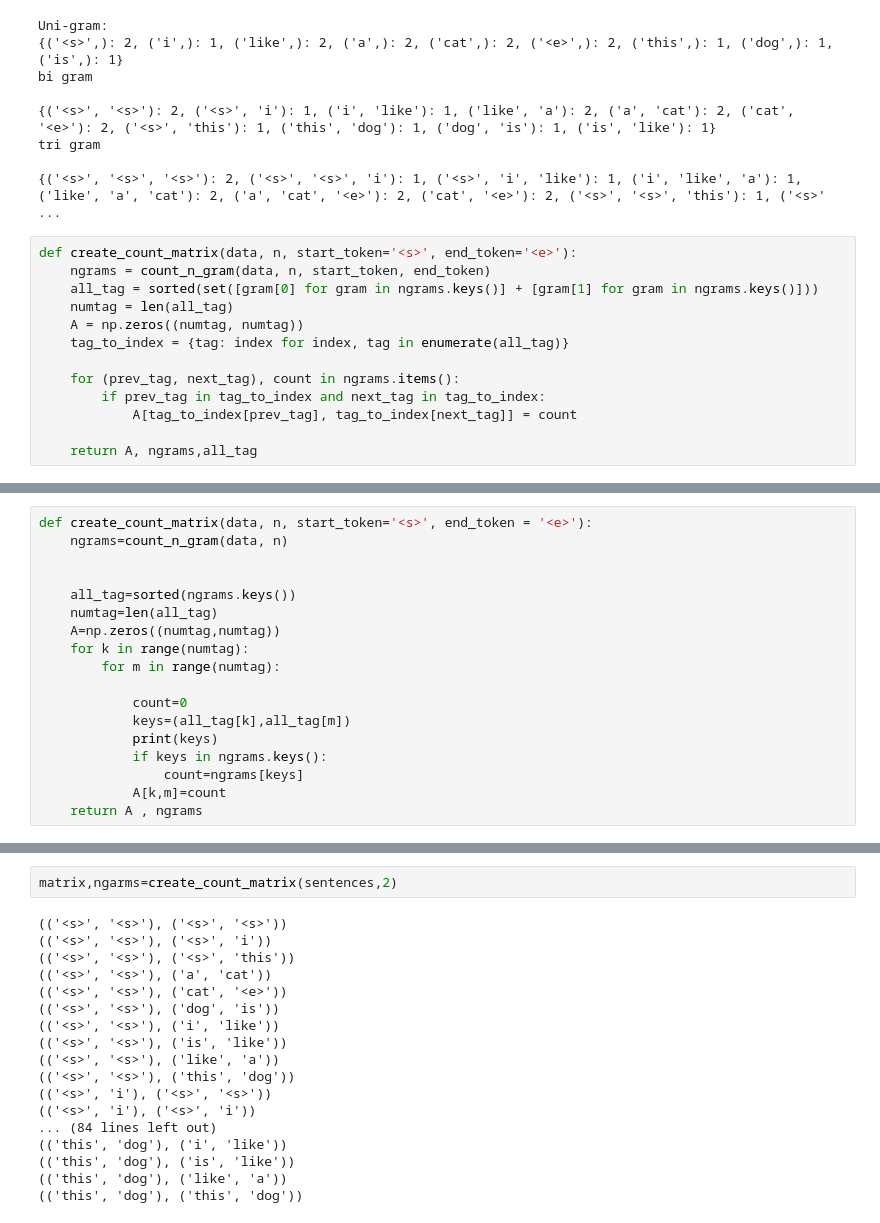
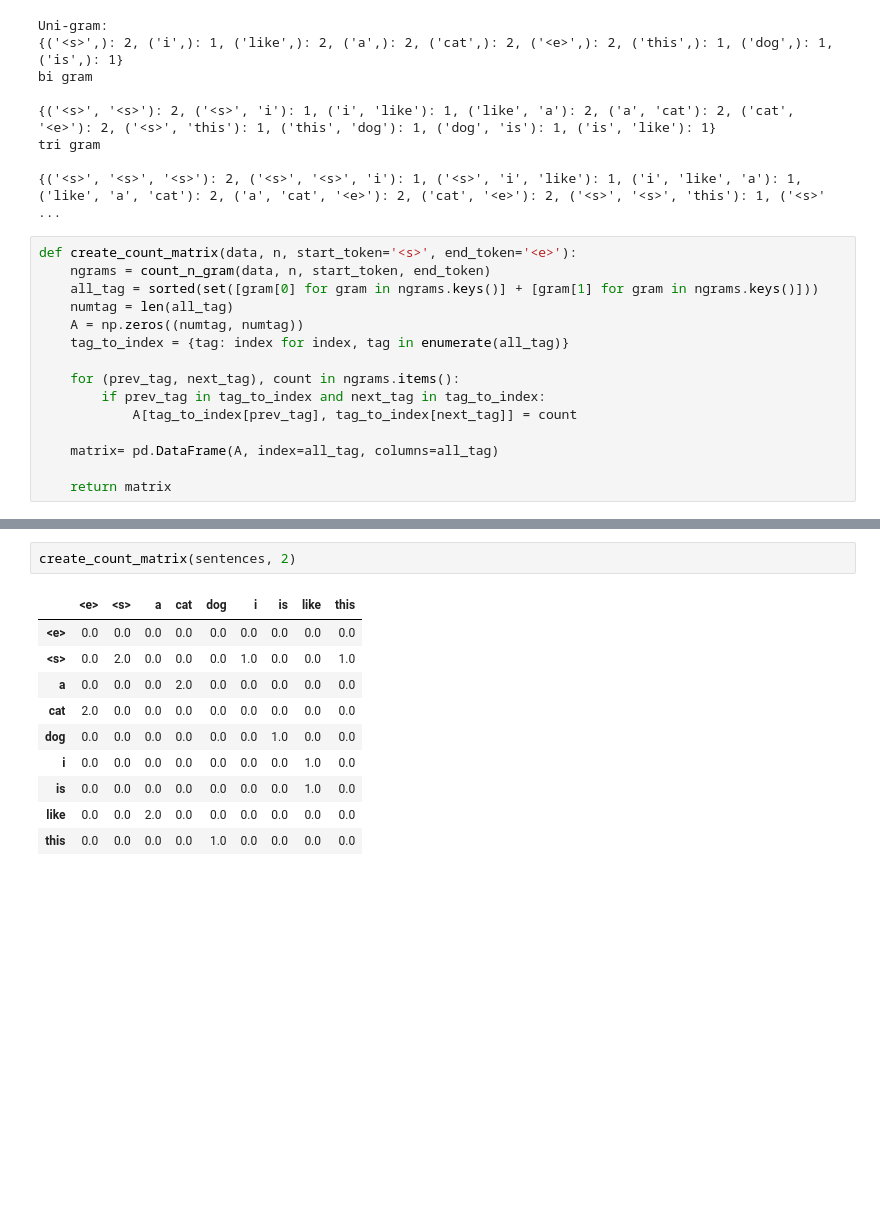
Before and after one commit to Fijaz8/NLP-projects, a Jupyter notebook: N gram model/autocomplete.ipynb, the cells around one changed output, grey strips where cells are left out. Drawn from its saved outputs; the diff is of its cells as text; blank space fills up the shorter version.

```diff
--- a/N gram model/autocomplete.ipynb
+++ b/N gram model/autocomplete.ipynb
@@ -329,4 +329,6 @@ def create_count_matrix(data, n, start_token='<s>', end_token='<e>'):
         if prev_tag in tag_to_index and next_tag in tag_to_index:
             A[tag_to_index[prev_tag], tag_to_index[next_tag]] = count
 
-    return A, ngrams,all_tag
+    matrix= pd.DataFrame(A, index=all_tag, columns=all_tag)
+
+    return matrix
@@ -356,18 +334,0 @@ NameError: name 'all_tag' is not defined
-# %%
-def create_count_matrix(data, n, start_token='<s>', end_token = '<e>'):
-    ngrams=count_n_gram(data, n)
-
-
-    all_tag=sorted(ngrams.keys())
-    numtag=len(all_tag)
-    A=np.zeros((numtag,numtag))
-    for k in range(numtag):
-        for m in range(numtag):
-
-            count=0
-            keys=(all_tag[k],all_tag[m])
-            print(keys)
-            if keys in ngrams.keys():
-                count=ngrams[keys]
-            A[k,m]=count
-    return A , ngrams
@@ -392,20 +335,13 @@ dicts
 # %%
-matrix,ngarms=create_count_matrix(sentences,2)
+create_count_matrix(sentences, 2)
 # %% [output]
-(('<s>', '<s>'), ('<s>', '<s>'))
-(('<s>', '<s>'), ('<s>', 'i'))
-(('<s>', '<s>'), ('<s>', 'this'))
-(('<s>', '<s>'), ('a', 'cat'))
-(('<s>', '<s>'), ('cat', '<e>'))
-(('<s>', '<s>'), ('dog', 'is'))
-(('<s>', '<s>'), ('i', 'like'))
-(('<s>', '<s>'), ('is', 'like'))
-(('<s>', '<s>'), ('like', 'a'))
-(('<s>', '<s>'), ('this', 'dog'))
-(('<s>', 'i'), ('<s>', '<s>'))
-(('<s>', 'i'), ('<s>', 'i'))
-... (84 lines left out)
-(('this', 'dog'), ('i', 'like'))
-(('this', 'dog'), ('is', 'like'))
-(('this', 'dog'), ('like', 'a'))
-(('this', 'dog'), ('this', 'dog'))
+|  | <e> | <s> | a | cat | dog | i | is | like | this |
+| <e> | 0.0 | 0.0 | 0.0 | 0.0 | 0.0 | 0.0 | 0.0 | 0.0 | 0.0 |
+| <s> | 0.0 | 2.0 | 0.0 | 0.0 | 0.0 | 1.0 | 0.0 | 0.0 | 1.0 |
+| a | 0.0 | 0.0 | 0.0 | 2.0 | 0.0 | 0.0 | 0.0 | 0.0 | 0.0 |
+| cat | 2.0 | 0.0 | 0.0 | 0.0 | 0.0 | 0.0 | 0.0 | 0.0 | 0.0 |
+| dog | 0.0 | 0.0 | 0.0 | 0.0 | 0.0 | 0.0 | 1.0 | 0.0 | 0.0 |
+| i | 0.0 | 0.0 | 0.0 | 0.0 | 0.0 | 0.0 | 0.0 | 1.0 | 0.0 |
+| is | 0.0 | 0.0 | 0.0 | 0.0 | 0.0 | 0.0 | 0.0 | 1.0 | 0.0 |
+| like | 0.0 | 0.0 | 2.0 | 0.0 | 0.0 | 0.0 | 0.0 | 0.0 | 0.0 |
+| this | 0.0 | 0.0 | 0.0 | 0.0 | 1.0 | 0.0 | 0.0 | 0.0 | 0.0 |
```
Also changed, not shown: parts of 29 cells of this notebook.
